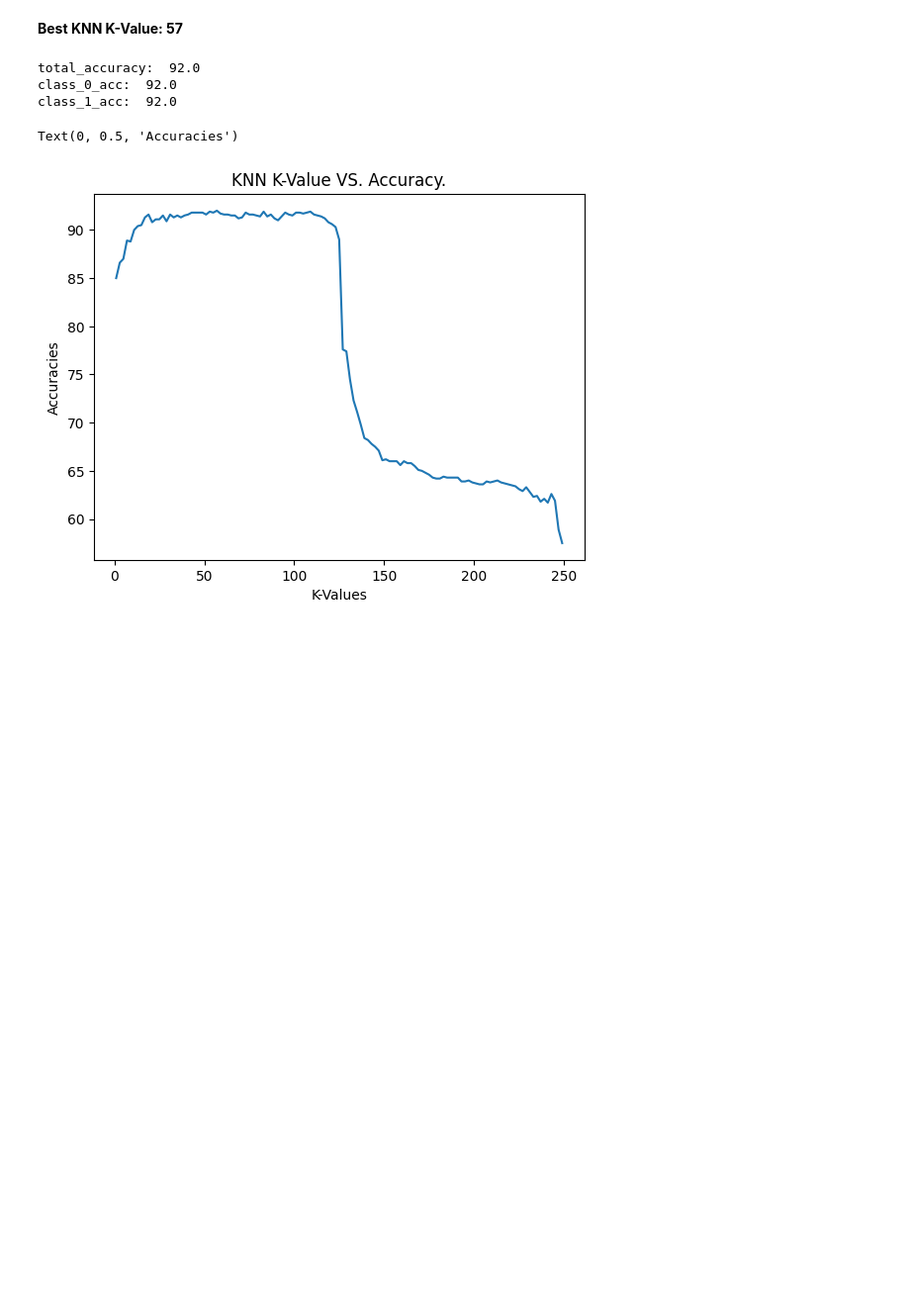
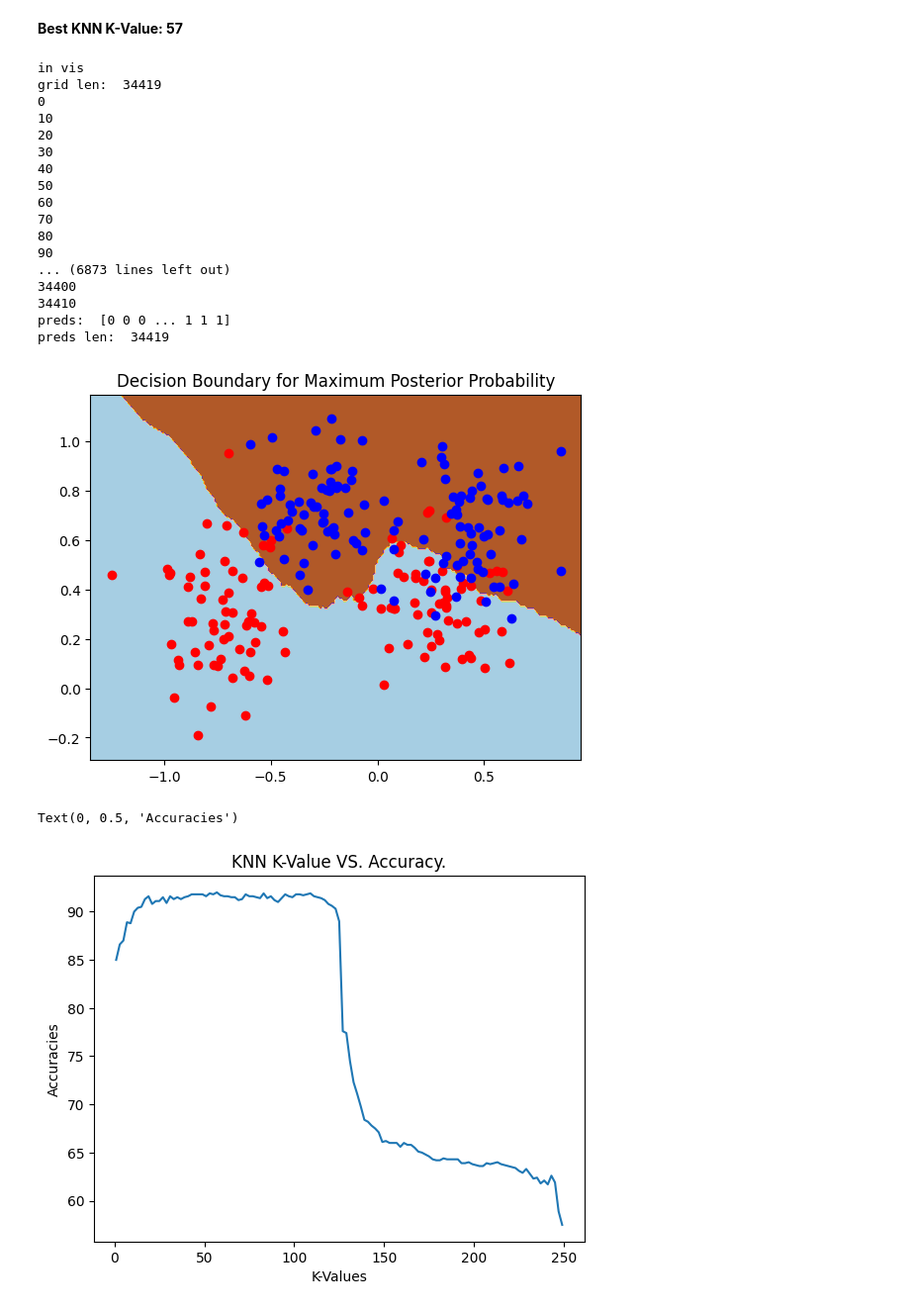
Before and after one commit to wcparham1/COSC522, a Jupyter notebook: CS522-Project1.ipynb, the cells around one changed output. Shown at 99% size. Drawn from its saved outputs; the diff is of its cells as text; code cells hidden in the pictures; blank space fills up the shorter version.

```diff
--- a/CS522-Project1.ipynb
+++ b/CS522-Project1.ipynb
@@ -583,14 +708,30 @@ KeyboardInterrupt:
 # %%
 kc = KNN_classifier(k_nearest=57)
 kc.fit(training_set, testing_set)
-acc = kc.evaluate(testing_set)
-print('total_accuracy: ', acc[0])
-print('class_0_acc: ', acc[1])
-print('class_1_acc: ', acc[2])
+kc_results = kc.evaluate(testing_set)
+kc.vis()
+# print('total_accuracy: ', kc_results[0])
+# print('class_0_acc: ', kc_results[1])
+# print('class_1_acc: ', kc_results[2])
 # %% [output]
-total_accuracy:  92.0
-class_0_acc:  92.0
-class_1_acc:  92.0
+in vis
+grid len:  34419
+0
+10
+20
+30
+40
+50
+60
+70
+80
+90
+... (6873 lines left out)
+34400
+34410
+preds:  [0 0 0 ... 1 1 1]
+preds len:  34419
+[figure, added]
 # %%
 plt.plot(k_vals, accuracies)
 plt.title('KNN K-Value VS. Accuracy.')
```
Also changed, not shown: parts of 6 cells of this notebook.
